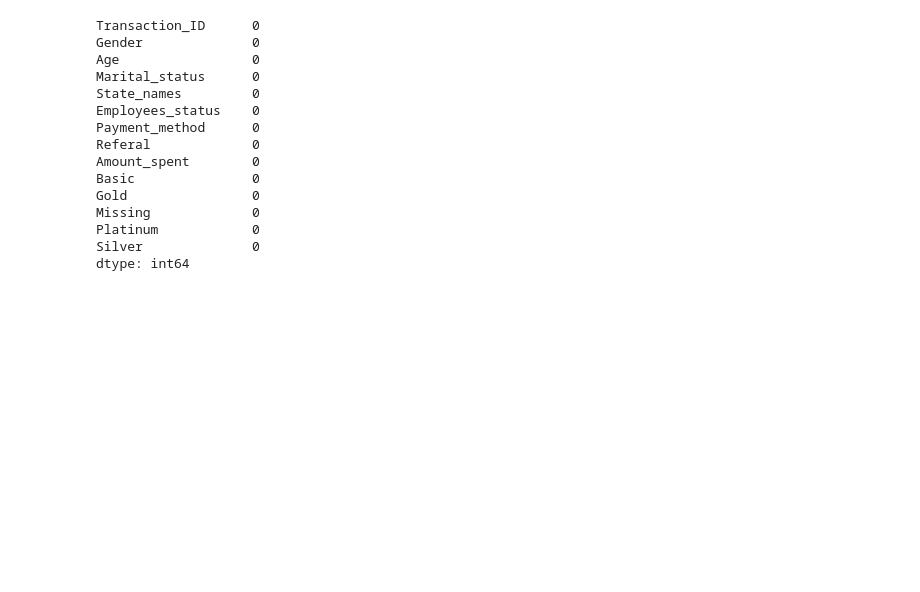
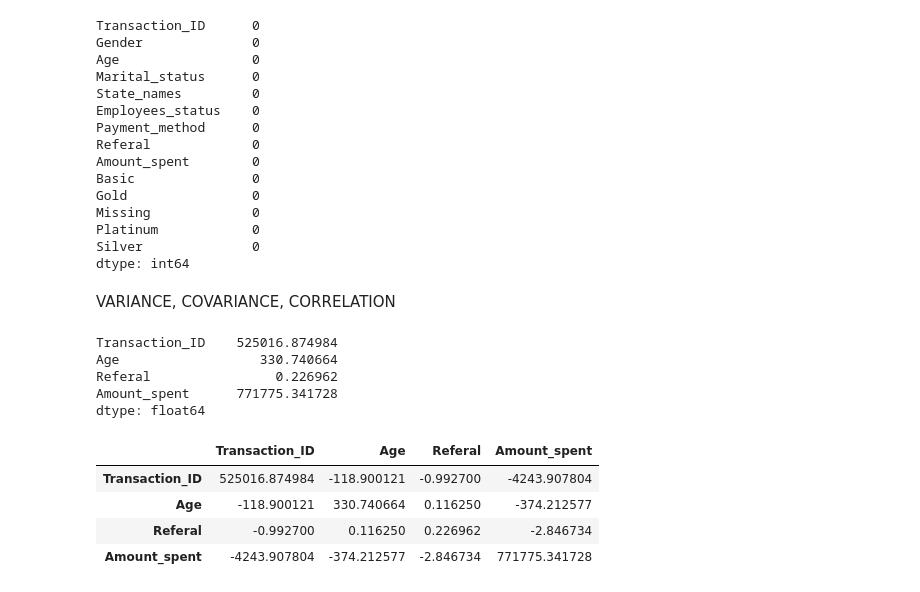
Before and after one commit to shehryarrashid/Data-Driven-AI, a Jupyter notebook: Exploratory-Data-Analysis/worksheet.ipynb, the cells around one changed output. Saved outputs shown, nothing was run; the diff lists cells and outputs as text; code cells hidden in the pictures; blank space fills up the shorter version.

```diff
--- a/Exploratory-Data-Analysis/worksheet.ipynb
+++ b/Exploratory-Data-Analysis/worksheet.ipynb
@@ -593,3 +607,5 @@ Missing             0
 Platinum            0
 Silver              0
 dtype: int64
+# %% [markdown]
+VARIANCE, COVARIANCE, CORRELATION
@@ -595,0 +614,20 @@ dtype: int64
+# %%
+# Variance
+
+df.var(numeric_only=True)
+# %% [output]
+Transaction_ID    525016.874984
+Age                  330.740664
+Referal                0.226962
+Amount_spent      771775.341728
+dtype: float64
+# %%
+# Covariance
+
+df.cov(numeric_only=True)
+# %% [output]
+|  | Transaction_ID | Age | Referal | Amount_spent |
+| Transaction_ID | 525016.874984 | -118.900121 | -0.992700 | -4243.907804 |
+| Age | -118.900121 | 330.740664 | 0.116250 | -374.212577 |
+| Referal | -0.992700 | 0.116250 | 0.226962 | -2.846734 |
+| Amount_spent | -4243.907804 | -374.212577 | -2.846734 | 771775.341728 |
```
Also changed, not shown: parts of 6 cells of this notebook.
